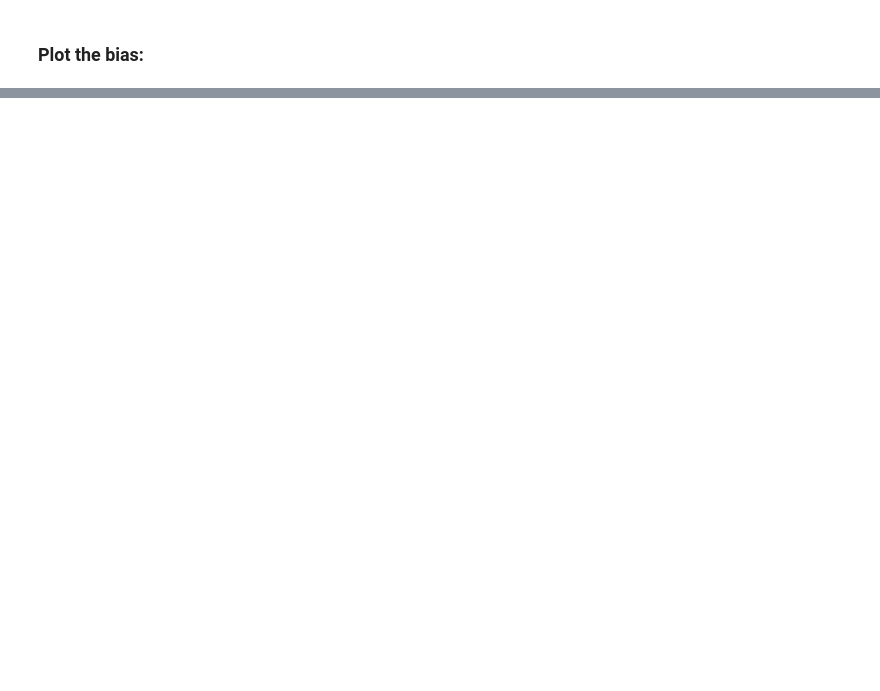
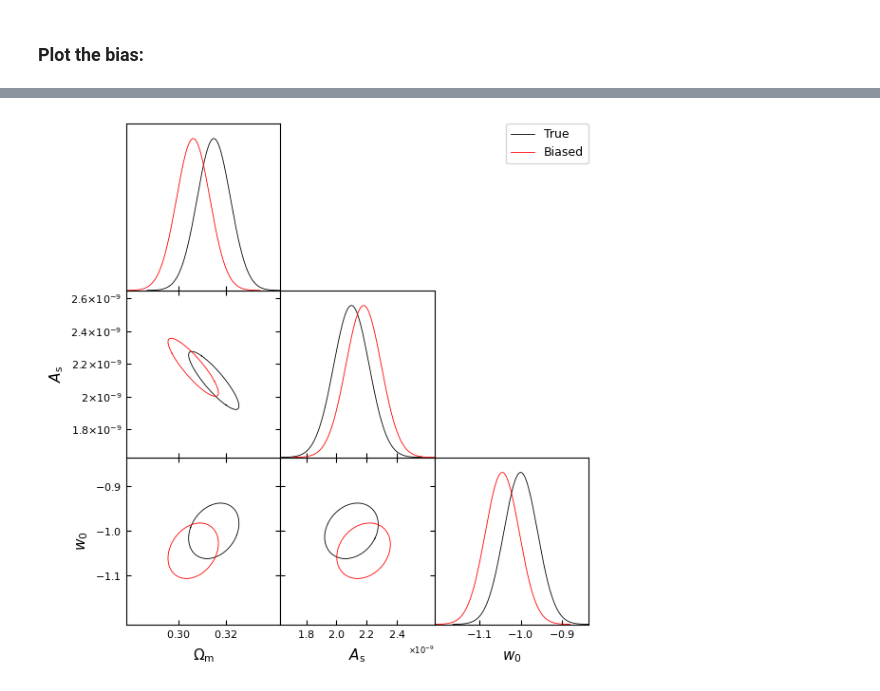
Before and after one commit to chrgeorgiou/CS_Fisher, a Jupyter notebook: notebooks/fisher_AIA_bias.ipynb, the cells around one changed output, grey strips where cells are left out. Cells and saved outputs as stored; diff of their text form; code cells hidden in the pictures; blank space fills up the shorter version.

```diff
--- a/notebooks/fisher_AIA_bias.ipynb
+++ b/notebooks/fisher_AIA_bias.ipynb
@@ -206,0 +169,23 @@ fig.legend(handles, labels)
+# %%
+from getdist import plots, MCSamples
+from getdist.gaussian_mixtures import GaussianND
+f_true = GaussianND(fm.fiducial_parameters[:-1].astype(float), fm.marginalised_covariance(fm.parameters[:-1]),
+                    labels=[x.strip('$') for x in fm.latex_parameters[:-1]],
+                    names=fm.parameters[:-1])
+f_biased = GaussianND(biased_centers.astype(float), fm.marginalised_covariance(fm.parameters[:-1]),
+                    labels=[x.strip('$') for x in fm.latex_parameters[:-1]],
+                    names=fm.parameters[:-1])
+#f_biased = GaussianND(biased_centers.astype(float), fm_no_AIA.covariance,
+#                      labels=[x.strip('$') for x in fm_no_AIA.latex_parameters],
+#                      names=fm_no_AIA.parameters)
+
+
+# Triangle plot
+g = plots.get_subplot_plotter()
+#g.settings.legend_fontsize = 24
+#g.settings.axes_labelsize = 24
+#g.settings.axes_fontsize = 20
+g.settings.num_plot_contours = 1
+g.triangle_plot([f_true, f_biased], legend_labels=['True', 'Biased'], filled=False)
+# %% [output]
+[figure, added]
```
Also changed, not shown: parts of 9 cells of this notebook, 6 other files.
